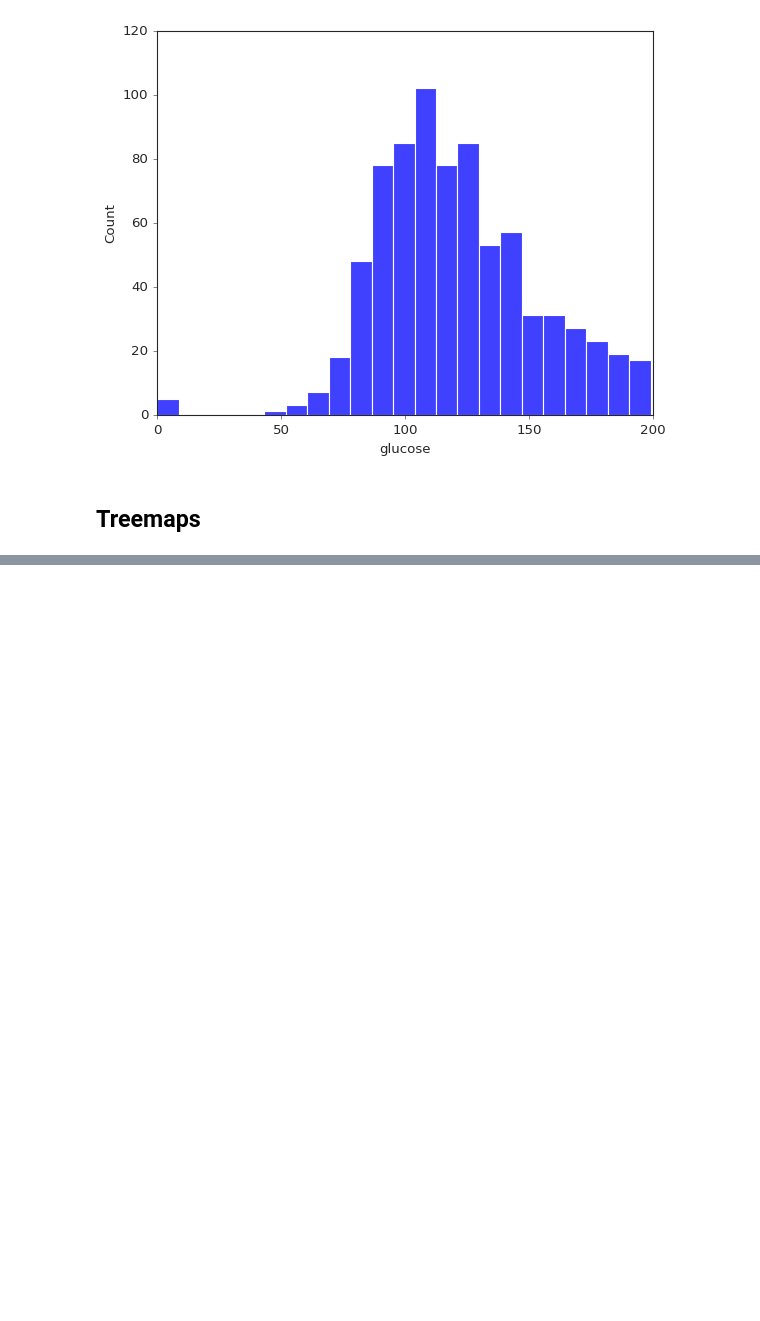
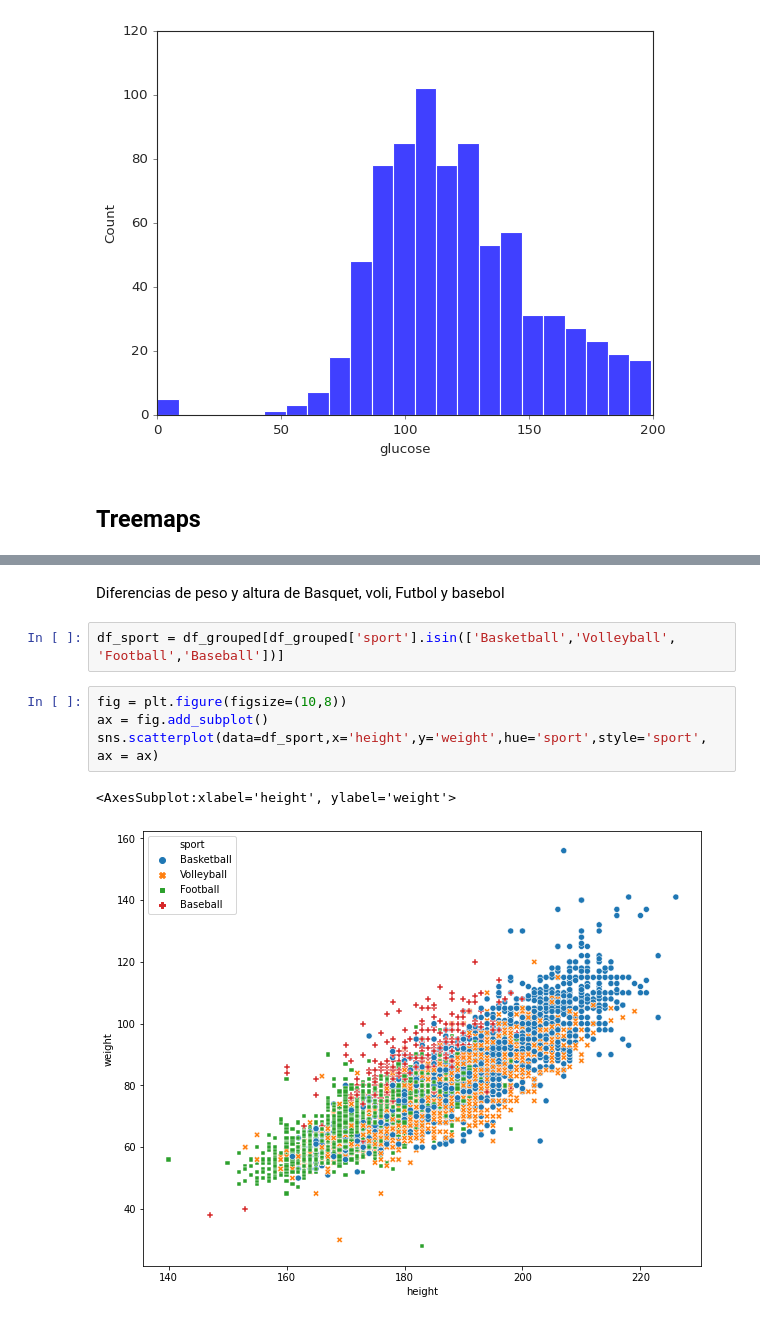
Before and after one commit to SanLnAlan/B2-Analisis-de-Datos-con-Python-2020-2021-Santander, a Jupyter notebook: Sesion-06/en clase sesion6.ipynb, the cells around one changed output, grey strips where cells are left out. Saved outputs shown, nothing was run; the diff lists cells and outputs as text; blank space fills up the shorter version.

```diff
--- a/Sesion-06/en clase sesion6.ipynb
+++ b/Sesion-06/en clase sesion6.ipynb
@@ -78,0 +154,11 @@ fig.show()
+# %% [markdown]
+Diferencias de peso y altura de Basquet, voli, Futbol y basebol
+# %%
+df_sport = df_grouped[df_grouped['sport'].isin(['Basketball','Volleyball', 'Football','Baseball'])]
+# %%
+fig = plt.figure(figsize=(10,8))
+ax = fig.add_subplot()
+sns.scatterplot(data=df_sport,x='height',y='weight',hue='sport',style='sport', ax = ax)
+# %% [output]
+<AxesSubplot:xlabel='height', ylabel='weight'>
+[figure, added]
```
Also changed, not shown: parts of 20 cells of this notebook, 5 other files.
